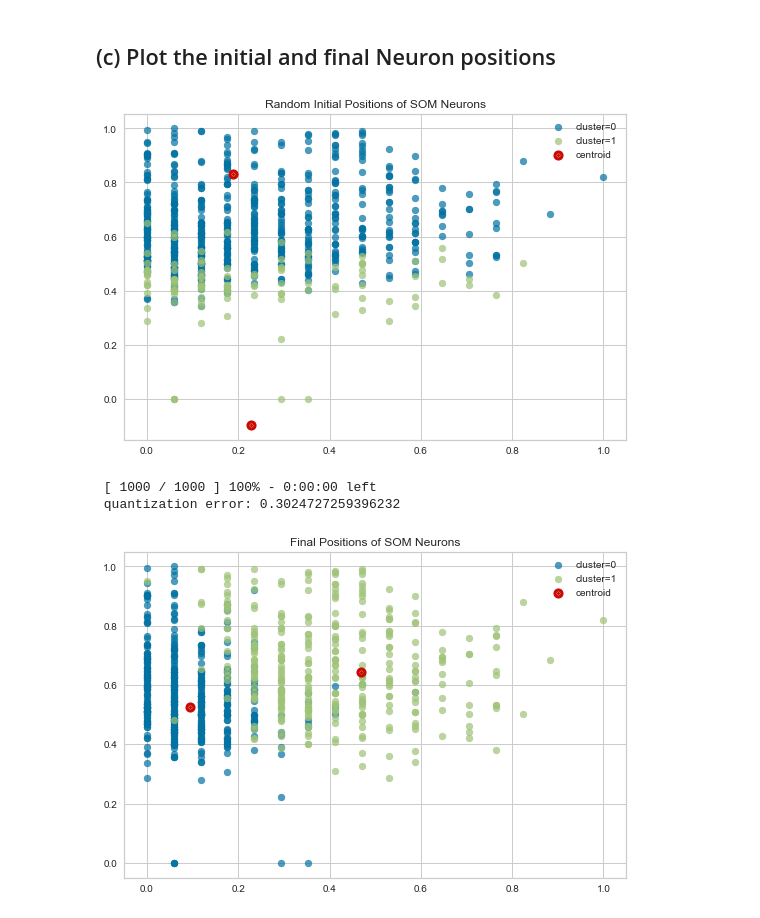
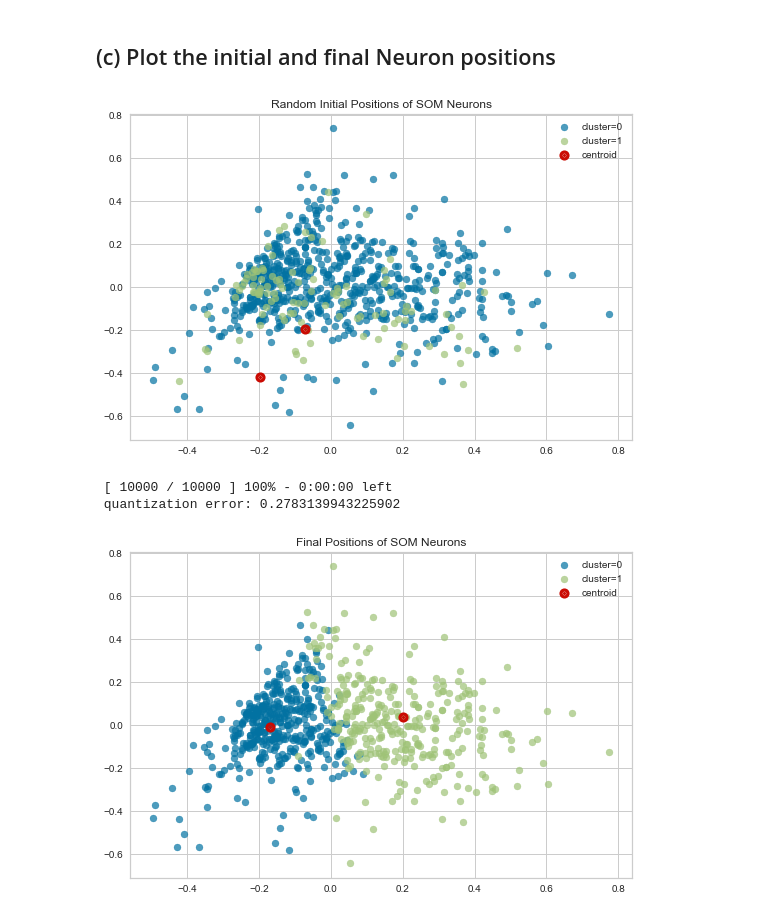
Before and after one commit to Sa2a/Ml_GA3_Clustering, a Jupyter notebook: KNN VS LR analysis.ipynb, the cells around one changed output. Drawn from its saved outputs; the diff is of its cells as text; code cells hidden in the pictures.

Commit message:
Using PCA from 5d to 2d to Plot the initial and final Neuron positions

```diff
--- a/KNN VS LR analysis.ipynb
+++ b/KNN VS LR analysis.ipynb
@@ -838,31 +838,37 @@ the best Silhouette Score= 0.23130056995786016 ,num of nearons = 2
 # %%
 som_shape = (1, best_n)
 data = X_train
 som = MiniSom(som_shape[0], som_shape[1], data.shape[1], sigma=.5, learning_rate=.5,
               neighborhood_function='gaussian', random_seed=0)
 winner_coordinates = np.array([som.winner(x) for x in data]).T
 # with np.ravel_multi_index we convert the bidimensional
 # coordinates to a monodimensional index
 cluster_index = np.ravel_multi_index(winner_coordinates, som_shape)
+
+# just for plotting
+pca = PCA(n_components=2)
+data_pca = pca.fit_transform(data)
 # plotting the clusters using the first 2 dimentions of the data
 for c in np.unique(cluster_index):
-    plt.scatter(data[cluster_index == c, 0],
-                data[cluster_index == c, 1], label='cluster='+str(c), alpha=.7)
+    plt.scatter(data_pca[cluster_index == c, 0],
+                data_pca[cluster_index == c, 1], label='cluster='+str(c), alpha=.7)
 
 # plotting centroids
 for centroid in som.get_weights():
+    centroid = pca.transform(centroid)
     plt.scatter(centroid[:, 0], centroid[:, 1], marker='o',
                 s=10, linewidths=7, color='r', label='centroid')
 plt.title("Random Initial Positions of SOM Neurons")
 plt.legend()
 plt.show()
 # %% [output]
-[figure, old version]
+[figure, new version]
 # %%
-som.train_batch(data, 1000, verbose=True)
+# traininf SOM
+som.train_batch(data, 10000, verbose=True)
 # %% [output]
- [ 1000 / 1000 ] 100% - 0:00:00 left
- quantization error: 0.3024727259396232
+ [ 10000 / 10000 ] 100% - 0:00:00 left
+ quantization error: 0.2783139943225902
 # %%
 winner_coordinates = np.array([som.winner(x) for x in data]).T
 # with np.ravel_multi_index we convert the bidimensional
@@ -870,15 +876,16 @@ winner_coordinates = np.array([som.winner(x) for x in data]).T
 cluster_index = np.ravel_multi_index(winner_coordinates, som_shape)
 # plotting the clusters using the first 2 dimentions of the data
 for c in np.unique(cluster_index):
-    plt.scatter(data[cluster_index == c, 0],
-                data[cluster_index == c, 1], label='cluster='+str(c), alpha=.7)
+    plt.scatter(data_pca[cluster_index == c, 0],
+                data_pca[cluster_index == c, 1], label='cluster='+str(c), alpha=.7)
 
 # plotting centroids
 for centroid in som.get_weights():
+    centroid = pca.transform(centroid)
     plt.scatter(centroid[:, 0], centroid[:, 1], marker='o',
                 s=10, linewidths=7, color='r', label='centroid')
 plt.title("Final Positions of SOM Neurons")
 plt.legend()
 plt.show()
 # %% [output]
-[figure, old version]
+[figure, new version]
```
